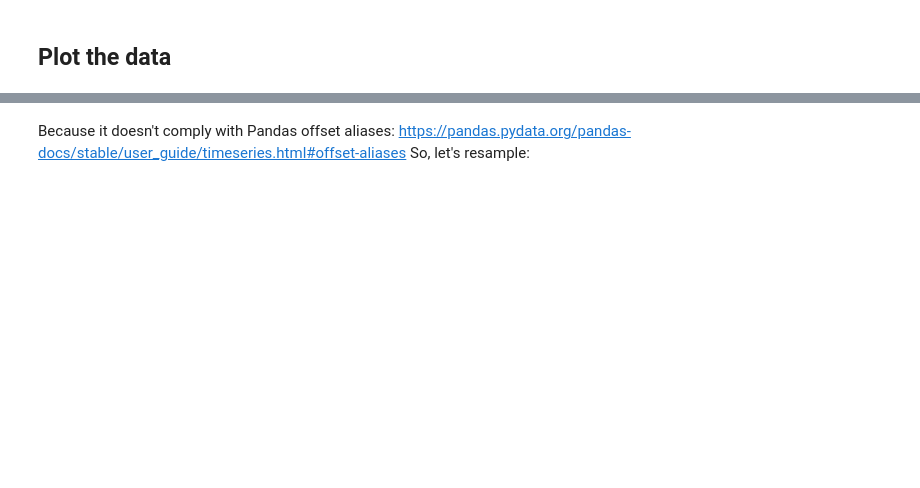
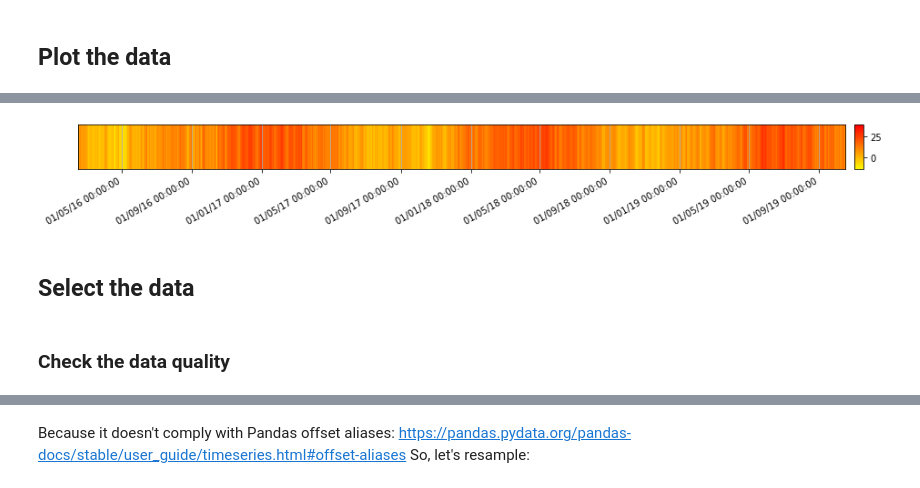
Before and after one commit to timeatlas-dev/timeatlas, a Jupyter notebook: notebooks/presentation.ipynb, the cells around one changed output, grey strips where cells are left out. Drawn from its saved outputs; the diff is of its cells as text; code cells hidden in the pictures; blank space fills up the shorter version.

```diff
--- a/notebooks/presentation.ipynb
+++ b/notebooks/presentation.ipynb
@@ -39,0 +24,6 @@ ts.plot()
+# %%
+ta.plots.status(ts);
+# %% [output]
+[figure, added]
+# %% [markdown]
+## Select the data
@@ -39,0 +34,2 @@ ts.plot()
+# %% [markdown]
+### Check the data quality
```
Also changed, not shown: parts of 62 cells of this notebook, 22 other files.
